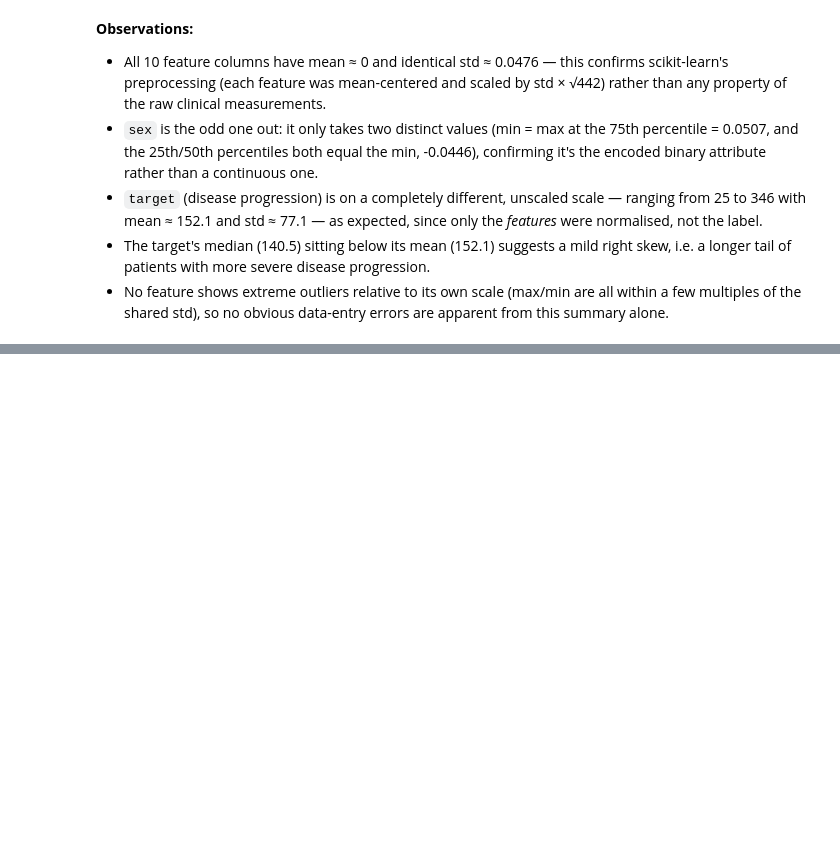
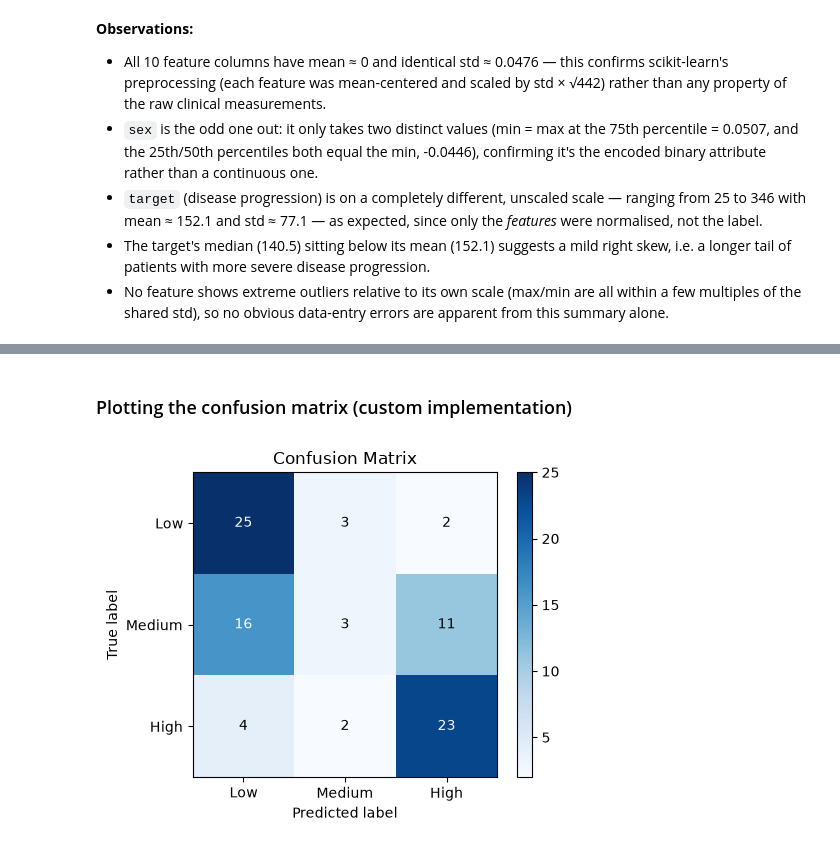
Before and after one commit to Madawa06/ML-, a Jupyter notebook: Question2_Diabetes_Dataset_Overview/diabetes_analysis.ipynb, the cells around one changed output, grey strips where cells are left out. Saved outputs shown, nothing was run; the diff lists cells and outputs as text; code cells hidden in the pictures; blank space fills up the shorter version.

Commit message:
Add Task 3.1: custom evaluation metrics from scratch, validated against sklearn.metrics

```diff
--- a/Question2_Diabetes_Dataset_Overview/diabetes_analysis.ipynb
+++ b/Question2_Diabetes_Dataset_Overview/diabetes_analysis.ipynb
@@ -135,0 +377,40 @@ df_full.describe().T
+# %%
+from sklearn.metrics import (
+    accuracy_score as sk_accuracy_score,
+    precision_score as sk_precision_score,
+    recall_score as sk_recall_score,
+    f1_score as sk_f1_score,
+    confusion_matrix as sk_confusion_matrix,
+)
+
+# --- Custom implementations ---
+custom_acc = accuracy(yc_test, yc_pred)
+custom_prec = precision(yc_test, yc_pred, average="macro")
+custom_rec = recall(yc_test, yc_pred, average="macro")
+custom_f1 = f1_score(yc_test, yc_pred, average="macro")
+custom_cm = confusion_matrix(yc_test, yc_pred)
+
+# --- sklearn implementations ---
+sk_acc = sk_accuracy_score(yc_test, yc_pred)
+sk_prec = sk_precision_score(yc_test, yc_pred, average="macro")
+sk_rec = sk_recall_score(yc_test, yc_pred, average="macro")
+sk_f1 = sk_f1_score(yc_test, yc_pred, average="macro")
+sk_cm = sk_confusion_matrix(yc_test, yc_pred)
+
+results = pd.DataFrame(
+    {
+        "custom": [custom_acc, custom_prec, custom_rec, custom_f1],
+        "sklearn": [sk_acc, sk_prec, sk_rec, sk_f1],
+    },
+    index=["accuracy", "precision (macro)", "recall (macro)", "f1_score (macro)"],
+)
+results["match"] = np.isclose(results["custom"], results["sklearn"])
+print(results)
+
+print("\nCustom confusion matrix:\n", custom_cm)
+print("\nsklearn confusion matrix:\n", sk_cm)
+print("\nConfusion matrices match:", np.array_equal(custom_cm, sk_cm))
+
+assert np.allclose(results["custom"], results["sklearn"]), "Custom metrics do not match sklearn!"
+assert np.array_equal(custom_cm, sk_cm), "Custom confusion matrix does not match sklearn!"
+print("\nAll custom metric implementations match sklearn.metrics.")
@@ -135,0 +437,6 @@ df_full.describe().T
+# %% [markdown]
+### Plotting the confusion matrix (custom implementation)
+# %%
+plot_confusion_matrix(custom_cm, class_names)
+# %% [output]
+[figure, added]
```
Also changed, not shown: parts of 7 cells of this notebook.
